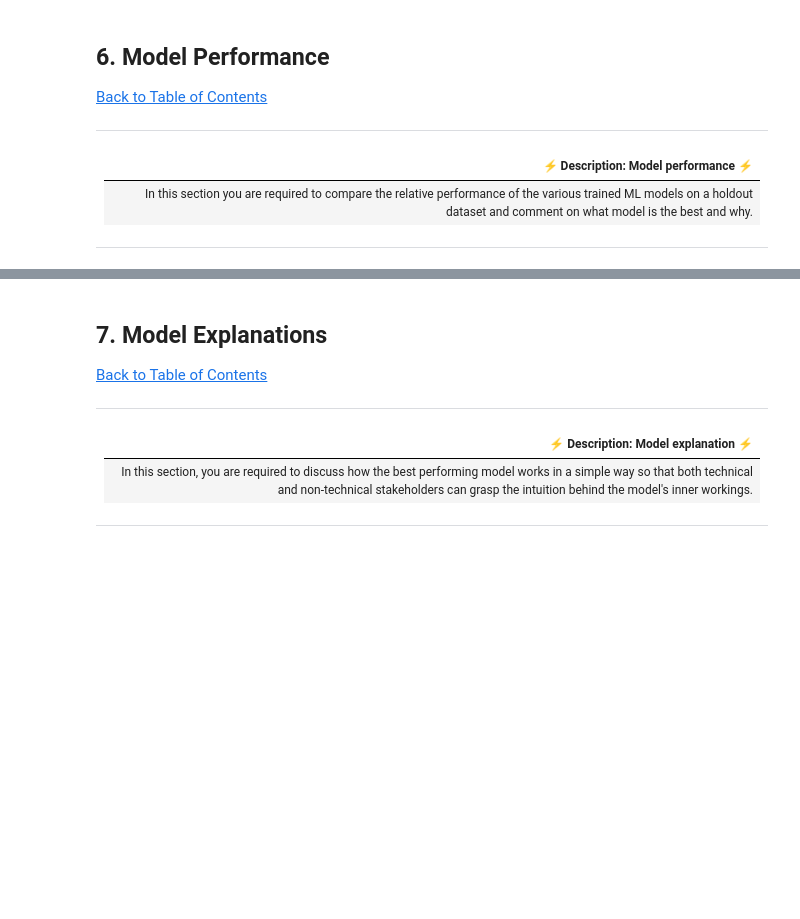
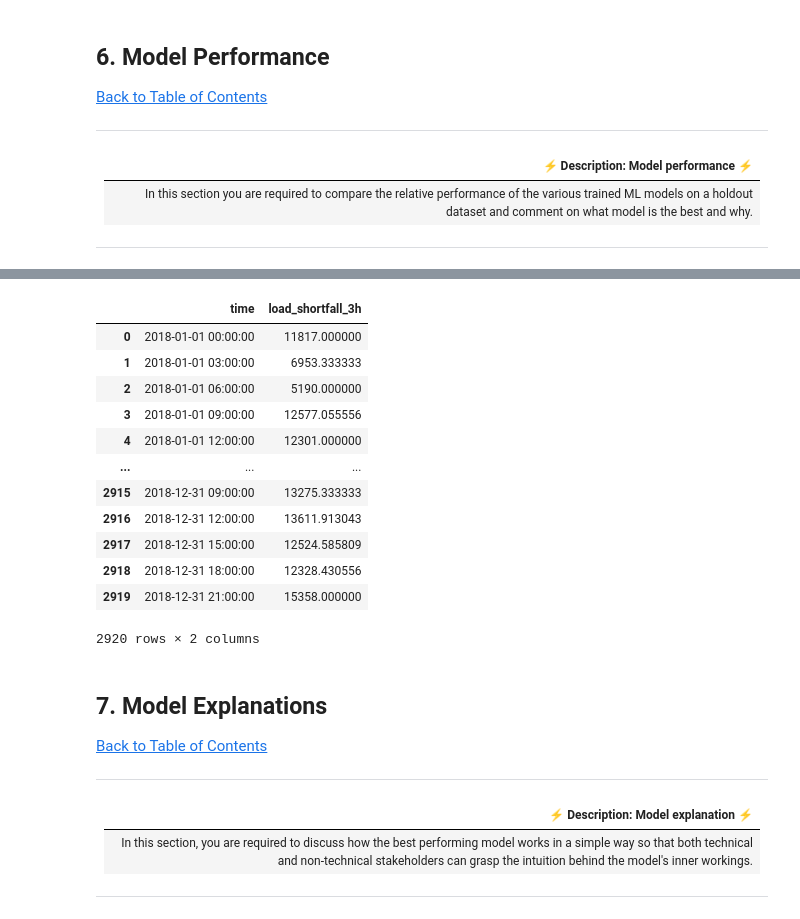
Before and after one commit to setshabapm/spain_electricity_shortfall_challenge_2023, a Jupyter notebook: Advanced-Regression-Starter-Data/starter-notebook.ipynb, the cells around one changed output, grey strips where cells are left out. Cells and saved outputs as stored; diff of their text form; code cells hidden in the pictures; blank space fills up the shorter version.

Commit message:
added AdaBoostRegressor model

```diff
--- a/Advanced-Regression-Starter-Data/starter-notebook.ipynb
+++ b/Advanced-Regression-Starter-Data/starter-notebook.ipynb
@@ -916,0 +1104,2 @@ from sklearn.model_selection import train_test_split
+# %%
+boost.fit(x_all, y_all)
@@ -916,0 +1120,7 @@ from sklearn.model_selection import train_test_split
+# %%
+#getting predictions with test dataset predictors
+x_test = df_clean[len(df_train):].drop('load_shortfall_3h', axis=1)
+preds = boost.predict(x_test)
+# %%
+pred_df = pd.DataFrame(preds, columns=['load_shortfall_3h'])
+pred_df
@@ -917,2 +1141,23 @@ from sklearn.model_selection import train_test_split
+# %%
+#making submission csv
+output = pd.DataFrame({'time':df_test['time']})
+submission4_trial1010 = output.join(pred_df)
+#submission4_trial1010.to_csv('submission4_trial1010.csv',index=False)
+# %%
+submission4_trial1010
+# %% [output]
+|  | time | load_shortfall_3h |
+| 0 | 2018-01-01 00:00:00 | 11817.000000 |
+| 1 | 2018-01-01 03:00:00 | 6953.333333 |
+| 2 | 2018-01-01 06:00:00 | 5190.000000 |
+| 3 | 2018-01-01 09:00:00 | 12577.055556 |
+| 4 | 2018-01-01 12:00:00 | 12301.000000 |
+| ... | ... | ... |
+| 2915 | 2018-12-31 09:00:00 | 13275.333333 |
+| 2916 | 2018-12-31 12:00:00 | 13611.913043 |
+| 2917 | 2018-12-31 15:00:00 | 12524.585809 |
+| 2918 | 2018-12-31 18:00:00 | 12328.430556 |
+| 2919 | 2018-12-31 21:00:00 | 15358.000000 |
+2920 rows × 2 columns
 # %%
 # Choose best model and motivate why it is the best choice
```
Also changed, not shown: parts of 28 cells of this notebook.
